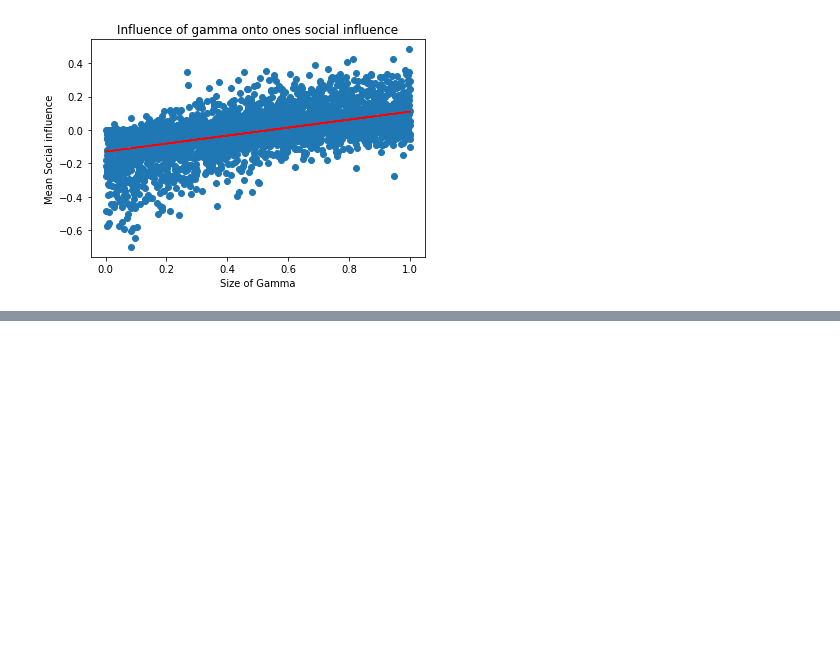
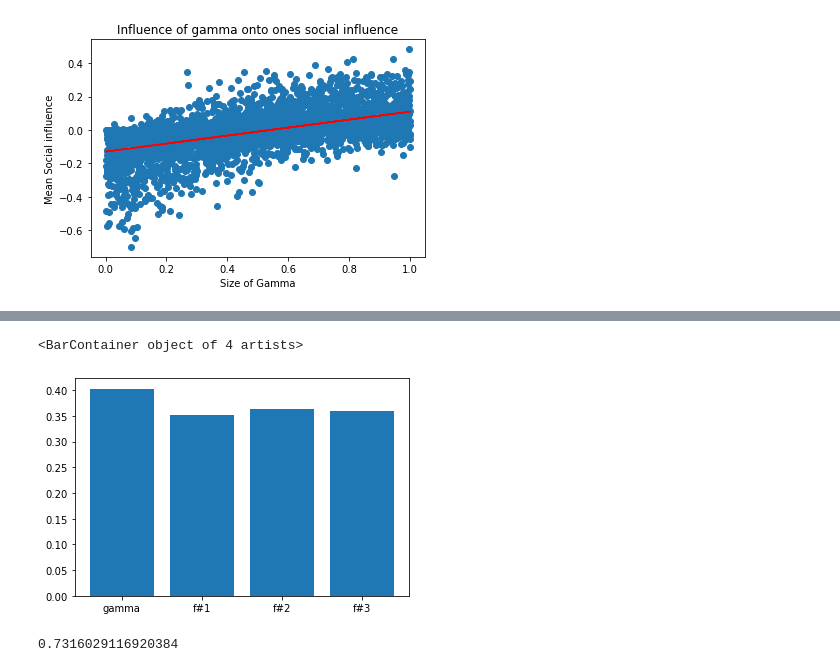
Before and after one commit to sheuschk/DiversitySimulation, a Jupyter notebook: Group Exploration in NK Landscapes.ipynb, the cells around one changed output, grey strips where cells are left out. Saved outputs shown, nothing was run; the diff lists cells and outputs as text; code cells hidden in the pictures; blank space fills up the shorter version.

```diff
--- a/Group Exploration in NK Landscapes.ipynb
+++ b/Group Exploration in NK Landscapes.ipynb
@@ -658,0 +819,11 @@ print(pearsonr(x, results[:,1]))
+# %%
+labels  = ["gamma"]
+labels.extend([f"f#{_+1}" for _ in range(n_features-1)])
+plt.bar(x=labels, height=results[:,n_features+1:].mean(axis=0))
+# %% [output]
+<BarContainer object of 4 artists>
+[figure, added]
+# %%
+results[:,n_features+1:].mean(axis=0) @ results[:,0:n_features].mean(axis=0)
+# %% [output]
+0.7316029116920384
```
Also changed, not shown: parts of 9 cells of this notebook, 1 other file.
